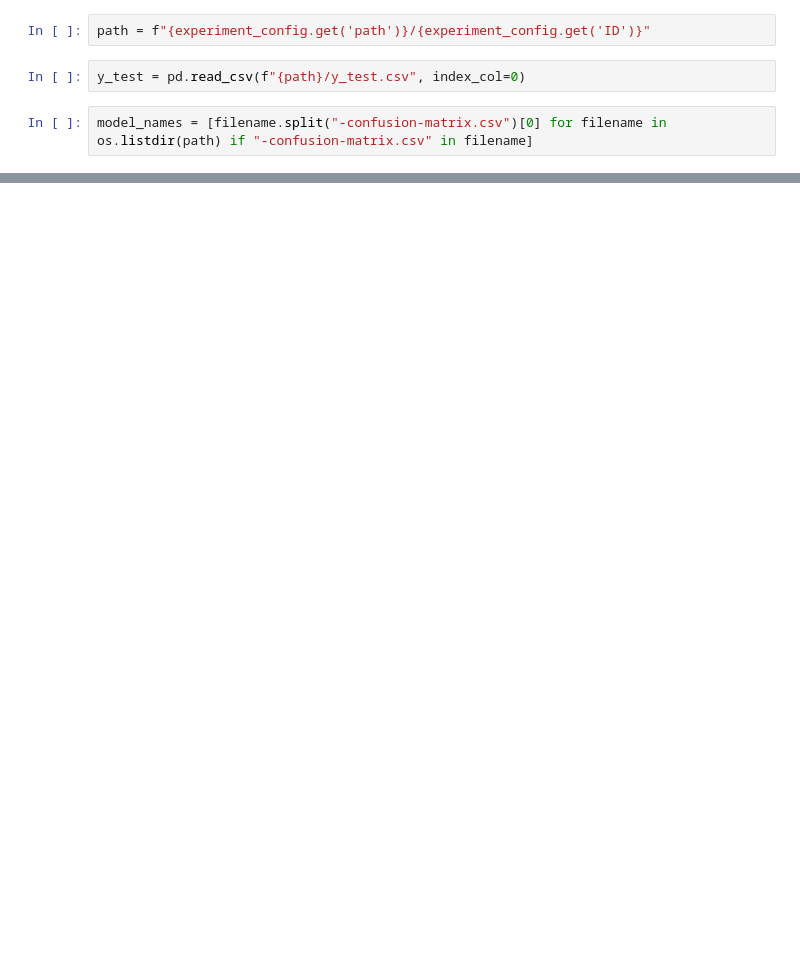
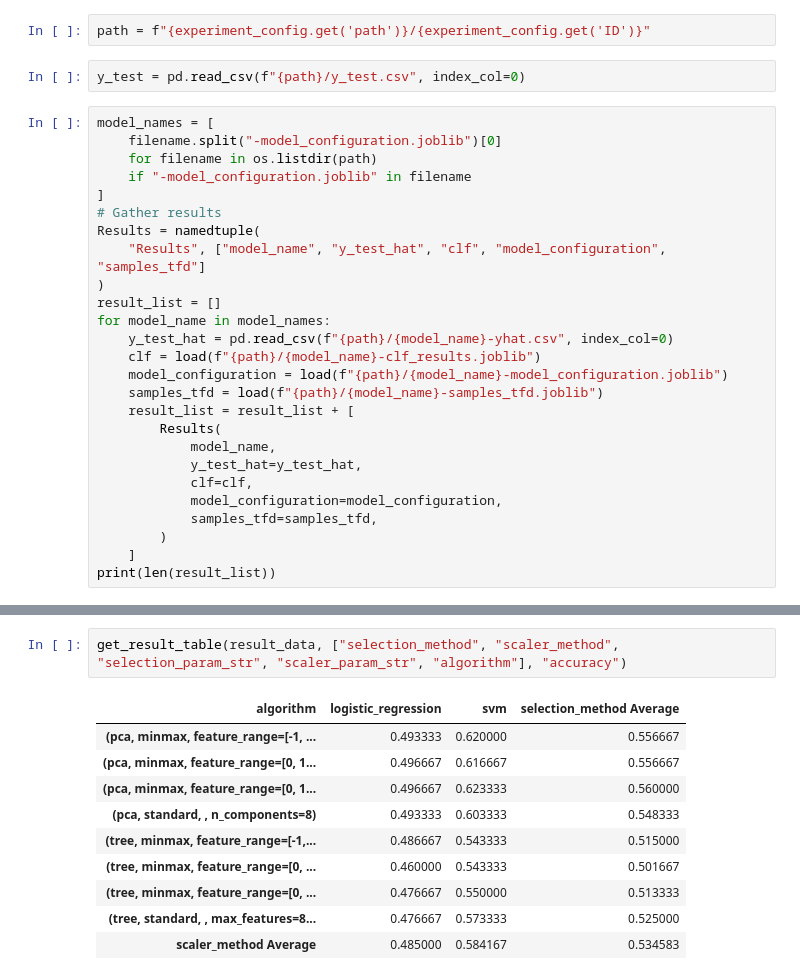
Before and after one commit to Fahlevi20/quantum-cnn, a Jupyter notebook: reports/20211117/ova.ipynb, the cells around one changed output, grey strips where cells are left out. Drawn from its saved outputs; the diff is of its cells as text; blank space fills up the shorter version.

```diff
--- a/reports/20211117/ova.ipynb
+++ b/reports/20211117/ova.ipynb
@@ -47,4 +48,28 @@ path = f"{experiment_config.get('path')}/{experiment_config.get('ID')}"
 # %%
 y_test = pd.read_csv(f"{path}/y_test.csv", index_col=0)
 # %%
-model_names = [filename.split("-confusion-matrix.csv")[0] for filename in os.listdir(path) if "-confusion-matrix.csv" in filename]
+model_names = [
+    filename.split("-model_configuration.joblib")[0]
+    for filename in os.listdir(path)
+    if "-model_configuration.joblib" in filename
+]
+# Gather results
+Results = namedtuple(
+    "Results", ["model_name", "y_test_hat", "clf", "model_configuration", "samples_tfd"]
+)
+result_list = []
+for model_name in model_names:
+    y_test_hat = pd.read_csv(f"{path}/{model_name}-yhat.csv", index_col=0)
+    clf = load(f"{path}/{model_name}-clf_results.joblib")
+    model_configuration = load(f"{path}/{model_name}-model_configuration.joblib")
+    samples_tfd = load(f"{path}/{model_name}-samples_tfd.joblib")
+    result_list = result_list + [
+        Results(
+            model_name,
+            y_test_hat=y_test_hat,
+            clf=clf,
+            model_configuration=model_configuration,
+            samples_tfd=samples_tfd,
+        )
+    ]
+print(len(result_list))
@@ -50,0 +192,13 @@ model_names = [filename.split("-confusion-matrix.csv")[0] for filename in os.lis
+# %%
+get_result_table(result_data, ["selection_method", "scaler_method", "selection_param_str", "scaler_param_str", "algorithm"], "accuracy")
+# %% [output]
+| algorithm | logistic_regression | svm | selection_method Average |
+| (pca, minmax, feature_range=[-1, ... | 0.493333 | 0.620000 | 0.556667 |
+| (pca, minmax, feature_range=[0, 1... | 0.496667 | 0.616667 | 0.556667 |
+| (pca, minmax, feature_range=[0, 1... | 0.496667 | 0.623333 | 0.560000 |
+| (pca, standard, , n_components=8) | 0.493333 | 0.603333 | 0.548333 |
+| (tree, minmax, feature_range=[-1,... | 0.486667 | 0.543333 | 0.515000 |
+| (tree, minmax, feature_range=[0, ... | 0.460000 | 0.543333 | 0.501667 |
+| (tree, minmax, feature_range=[0, ... | 0.476667 | 0.550000 | 0.513333 |
+| (tree, standard, , max_features=8... | 0.476667 | 0.573333 | 0.525000 |
+| scaler_method Average | 0.485000 | 0.584167 | 0.534583 |
```
Also changed, not shown: parts of 8 cells of this notebook, 9 other files.
